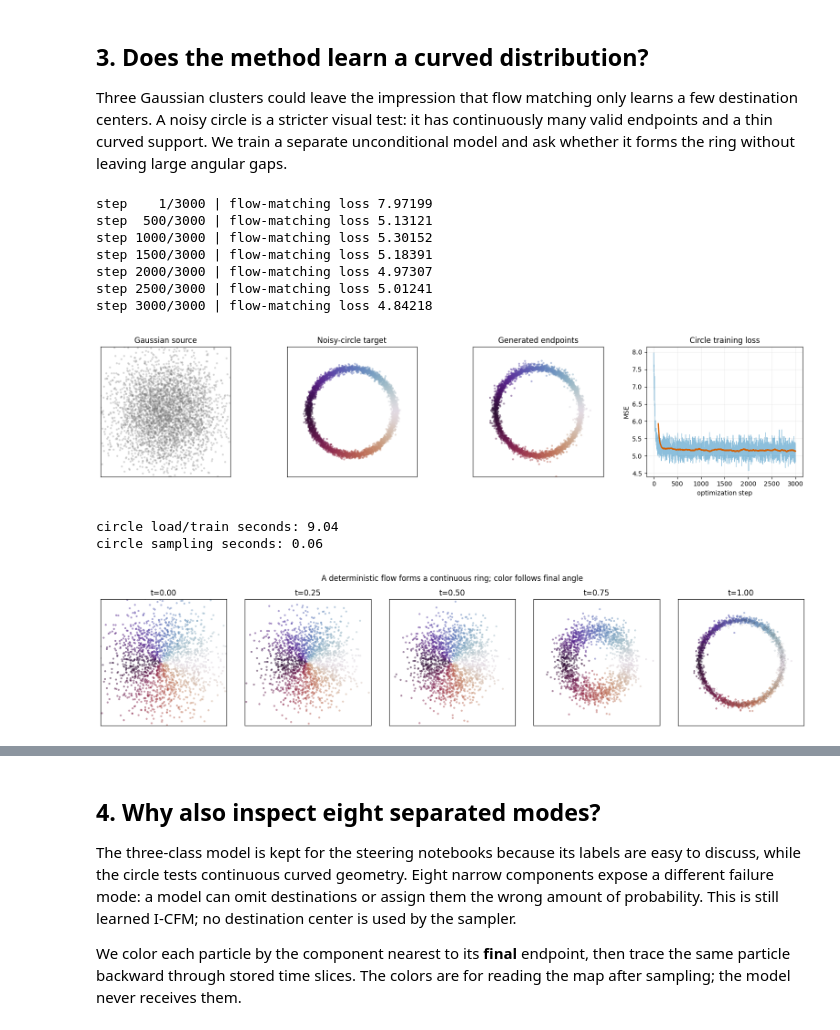
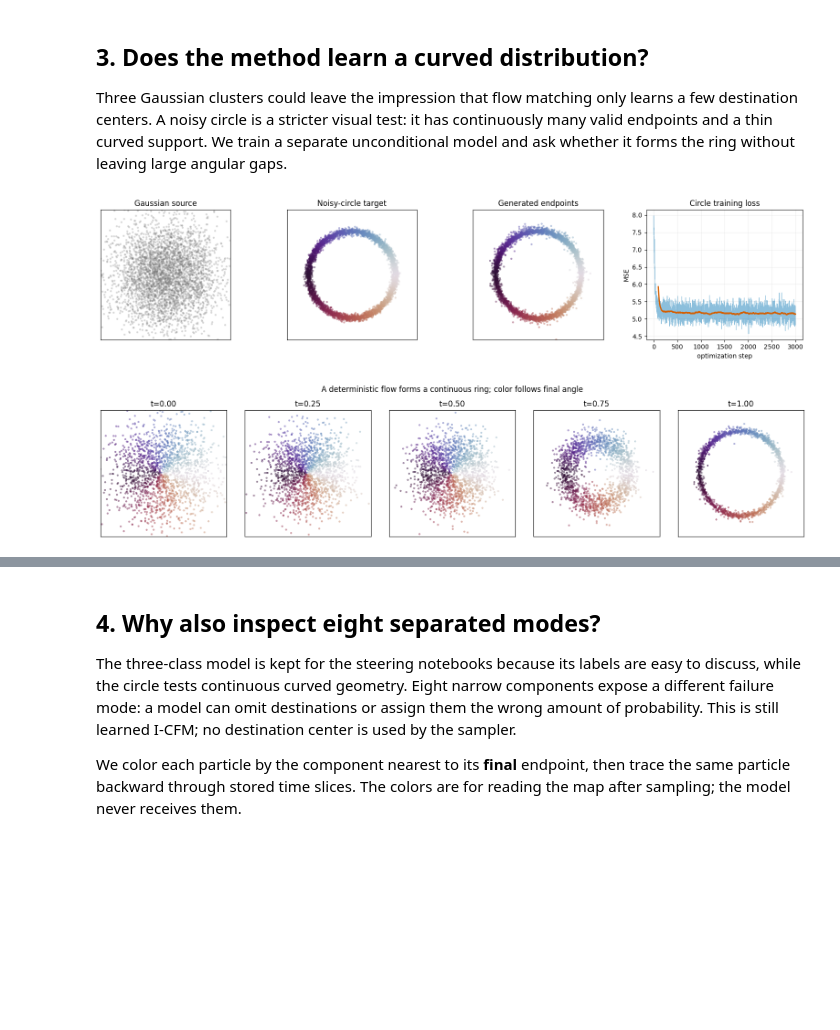
Before and after one commit to isotrivial/diffusion-steering-preclass-notes, a Jupyter notebook: notebooks/toy_data/executed/01_train_unconditional_flow_matching.ipynb, the cells around one changed output, grey strips where cells are left out. Cells and saved outputs as stored; diff of their text form; code cells hidden in the pictures; blank space fills up the shorter version.

```diff
--- a/notebooks/toy_data/executed/01_train_unconditional_flow_matching.ipynb
+++ b/notebooks/toy_data/executed/01_train_unconditional_flow_matching.ipynb
@@ -223,74 +135,13 @@ has continuously many valid endpoints and a thin curved support. We train a
 separate unconditional model and ask whether it forms the ring without leaving
 large angular gaps.
 # %%
-main_checkpoint_digest_before = file_sha256(CHECKPOINT_PATH)
-circle_train_started = time.perf_counter()
-circle_model, circle_losses, _ = load_or_train_circle_model(device=device)
-circle_train_seconds = time.perf_counter() - circle_train_started
-assert file_sha256(CHECKPOINT_PATH) == main_checkpoint_digest_before
-
-set_seed(SEED + 71)
-circle_x0 = sample_base(4096, device=device)
-circle_target, _ = sample_noisy_circle(4096, device=device)
-circle_sample_started = time.perf_counter()
-circle_path = integrate_ode(base_velocity(circle_model), circle_x0, steps=80, method="heun")
-circle_sample_seconds = time.perf_counter() - circle_sample_started
-circle_generated = circle_path[-1].to(device)
-
-target_angles = torch.remainder(torch.atan2(circle_target[:, 1], circle_target[:, 0]), 2 * np.pi)
-generated_angles = torch.remainder(torch.atan2(circle_generated[:, 1], circle_generated[:, 0]), 2 * np.pi)
-
-fig, axes = plt.subplots(1, 4, figsize=(16, 3.8))
-axes[0].scatter(circle_x0[:, 0].cpu(), circle_x0[:, 1].cpu(), s=5, alpha=0.20, color="#777777")
-axes[0].set_title("Gaussian source")
-axes[1].scatter(circle_target[:, 0].cpu(), circle_target[:, 1].cpu(), c=target_angles.cpu(), cmap="twilight", s=5, alpha=0.35)
-axes[1].set_title("Noisy-circle target")
-axes[2].scatter(circle_generated[:, 0].cpu(), circle_generated[:, 1].cpu(), c=generated_angles.cpu(), cmap="twilight", s=5, alpha=0.35)
-axes[2].set_title("Generated endpoints")
-axes[3].plot(circle_losses, color="#0072B2", alpha=0.45, lw=0.8)
-if len(circle_losses) >= 100:
-    circle_smooth = np.convolve(circle_losses, np.ones(100) / 100, mode="valid")
-    axes[3].plot(np.arange(99, len(circle_losses)), circle_smooth, color="#D55E00", lw=2)
-axes[3].set(title="Circle training loss", xlabel="optimization step", ylabel="MSE")
-axes[3].grid(alpha=0.2)
-for ax in axes[:3]:
-    ax.set(aspect="equal", xlim=(-4.5, 4.5), ylim=(-4.5, 4.5))
-    ax.set_xticks([])
-    ax.set_yticks([])
-plt.tight_layout()
-plt.show()
-print(f"circle load/train seconds: {circle_train_seconds:.2f}")
-print(f"circle sampling seconds: {circle_sample_seconds:.2f}")
+circle = run_flow_case(
+    load_or_train_circle_model, sample_noisy_circle,
+    device=device, seed=SEED + 71,
+)
-# %% [output]
-step    1/3000 | flow-matching loss 7.97199
-step  500/3000 | flow-matching loss 5.13121
-step 1000/3000 | flow-matching loss 5.30152
-step 1500/3000 | flow-matching loss 5.18391
-step 2000/3000 | flow-matching loss 4.97307
-step 2500/3000 | flow-matching loss 5.01241
-step 3000/3000 | flow-matching loss 4.84218
-[figure, removed]
-circle load/train seconds: 9.04
-circle sampling seconds: 0.06
 # %%
-snapshot_steps = [0, 20, 40, 60, 80]
-circle_plot_indexes = torch.linspace(0, circle_path.shape[1] - 1, 1800).round().long()
-circle_final_colors = generated_angles[circle_plot_indexes.to(device)].cpu()
-
-fig, axes = plt.subplots(1, len(snapshot_steps), figsize=(16, 3.4))
-for ax, step_index in zip(axes, snapshot_steps):
-    points = circle_path[step_index][circle_plot_indexes]
-    ax.scatter(points[:, 0], points[:, 1], c=circle_final_colors, cmap="twilight", s=5, alpha=0.38)
-    if step_index == 80:
-        reference = circle_target[:900].cpu()
-        ax.scatter(reference[:, 0], reference[:, 1], s=7, facecolors="none", edgecolors="#444444", alpha=0.15, linewidths=0.4)
-    ax.set_title(f"t={step_index / 80:.2f}")
-    ax.set(aspect="equal", xlim=(-4.5, 4.5), ylim=(-4.5, 4.5))
-    ax.set_xticks([])
-    ax.set_yticks([])
-fig.suptitle("A deterministic flow forms a continuous ring; color follows final angle", y=1.02)
-plt.tight_layout()
-plt.show()
+plot_circle_flow(circle)
 # %% [output]
-[figure, old version]
+[figure, new version]
+[figure, added]
 # %%
```
Also changed, not shown: parts of 11 cells of this notebook, 6 other files.
